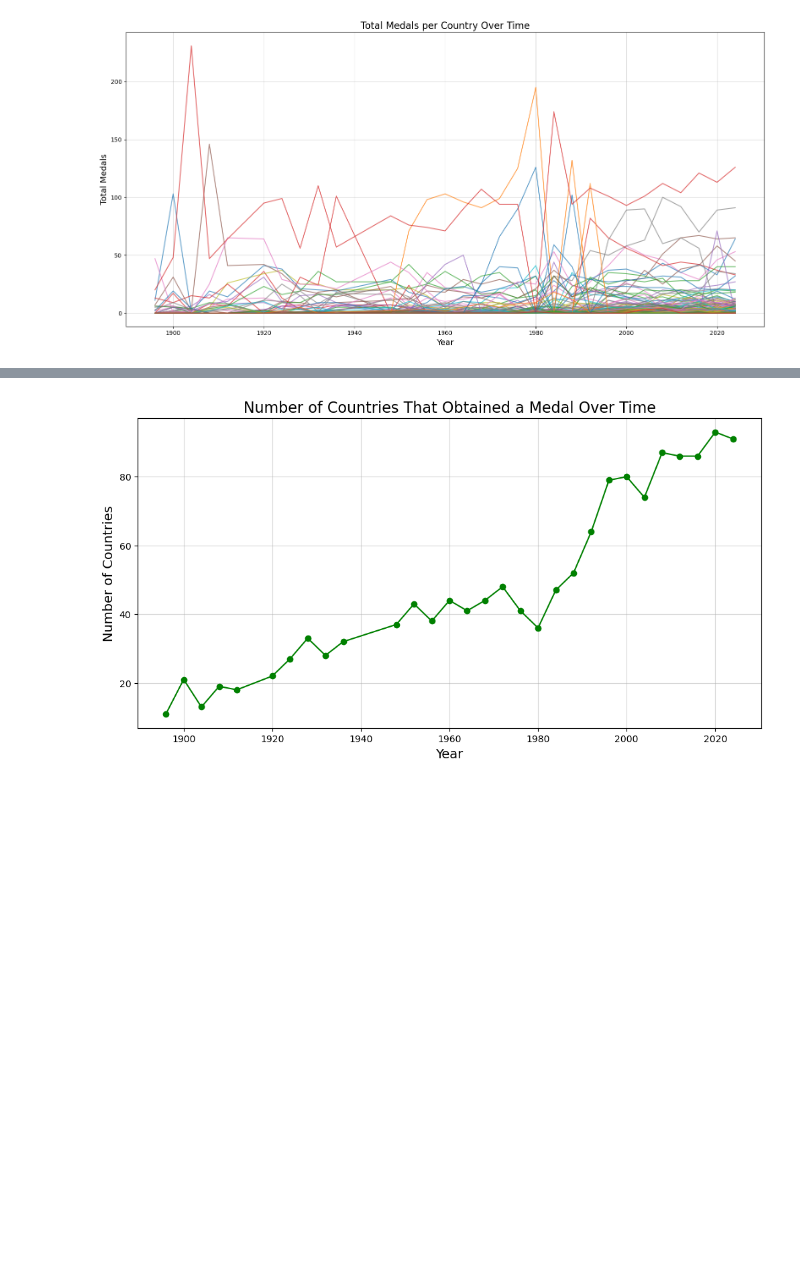
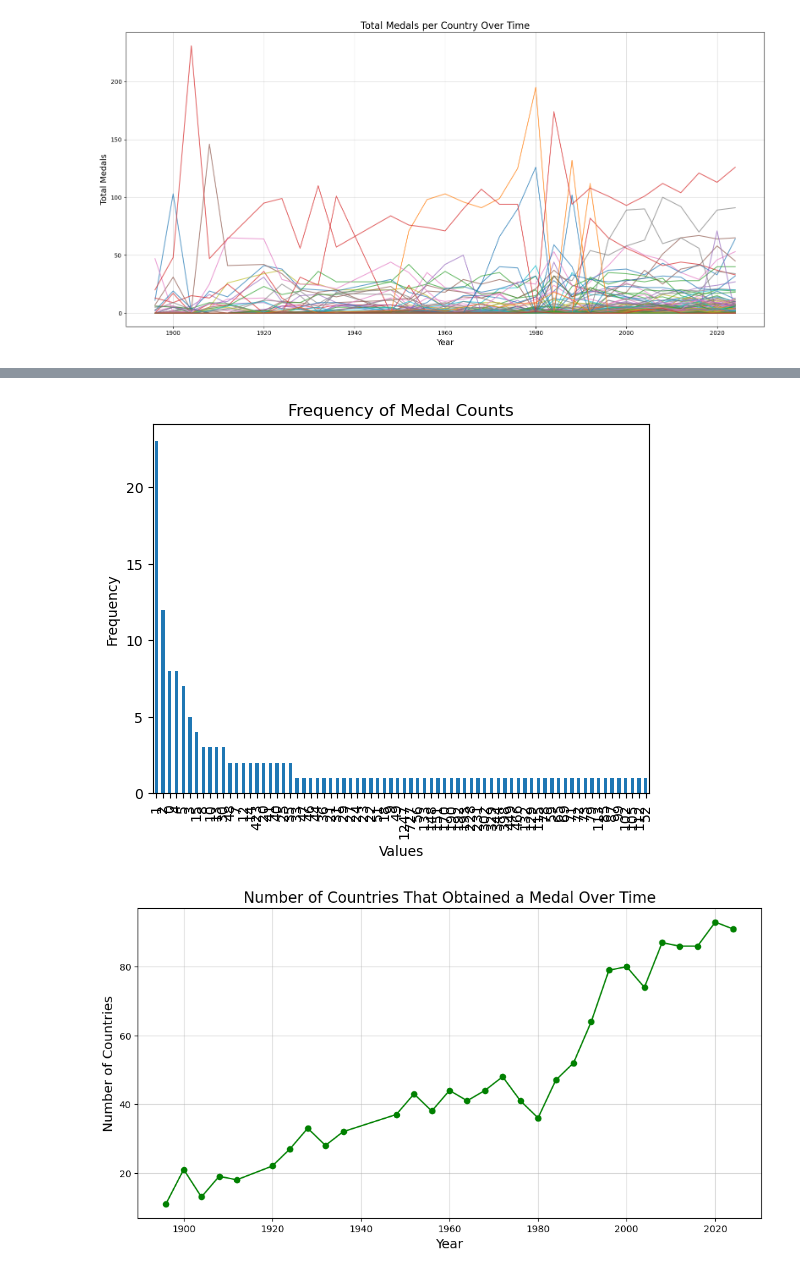
Before and after one commit to cynthiaWEpicCoder/MCM, a Jupyter notebook: dataanalysis.ipynb, the cells around one changed output, grey strips where cells are left out. Cells and saved outputs as stored; diff of their text form; code cells hidden in the pictures; blank space fills up the shorter version.

```diff
--- a/dataanalysis.ipynb
+++ b/dataanalysis.ipynb
@@ -163,3 +189,19 @@ plt.show()
+# %%
+value_counts = total_medals.value_counts()
+
+# Plot the frequencies as a bar chart
+value_counts.plot(kind='bar')
+
+# Optionally, customize the plot
+plt.title('Frequency of Medal Counts')
+plt.xlabel('Values')
+plt.ylabel('Frequency')
+plt.xticks(rotation=90)
+
+# Show the plot
+plt.show()
+# %% [output]
+[figure, added]
 # %%
 # Calculate the number of unique countries (NOC) with at least one medal per year
 countries_with_medals = df[df["Total"] > 0].groupby("Year")["NOC"].nunique()
```
Also changed, not shown: parts of 31 cells of this notebook, 3 other files.
